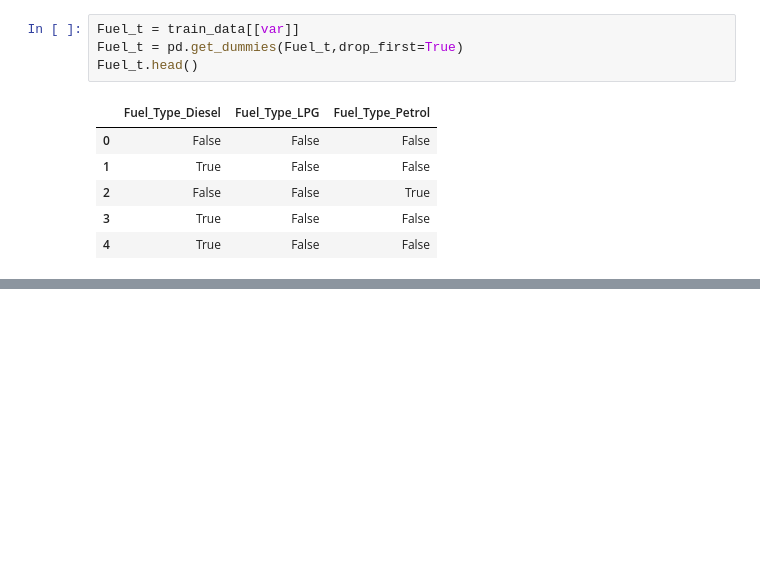
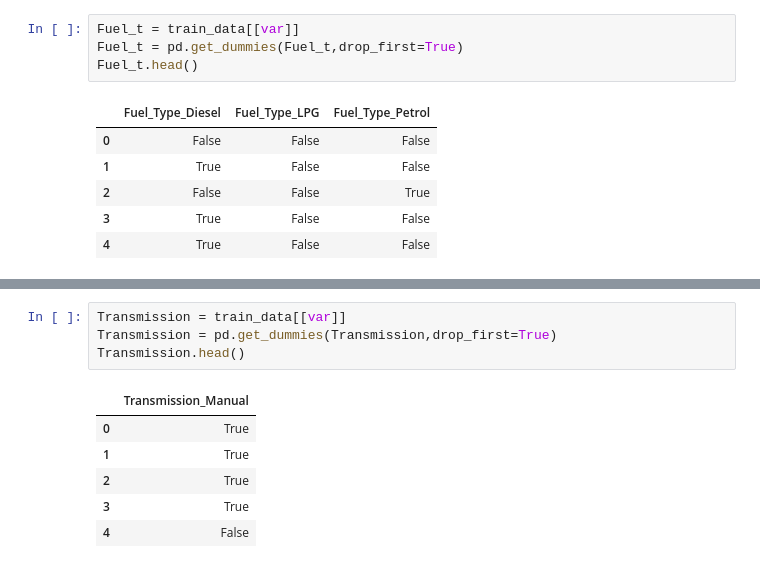
Before and after one commit to itssahilwhat/WorthWheels, a Jupyter notebook: main.ipynb, the cells around one changed output, grey strips where cells are left out. Saved outputs shown, nothing was run; the diff lists cells and outputs as text; blank space fills up the shorter version.

```diff
--- a/main.ipynb
+++ b/main.ipynb
@@ -371,0 +386,11 @@ Fuel_t.head()
+# %%
+Transmission = train_data[[var]]
+Transmission = pd.get_dummies(Transmission,drop_first=True)
+Transmission.head()
+# %% [output]
+|  | Transmission_Manual |
+| 0 | True |
+| 1 | True |
+| 2 | True |
+| 3 | True |
+| 4 | False |
```
Also changed, not shown: parts of 6 cells of this notebook.
